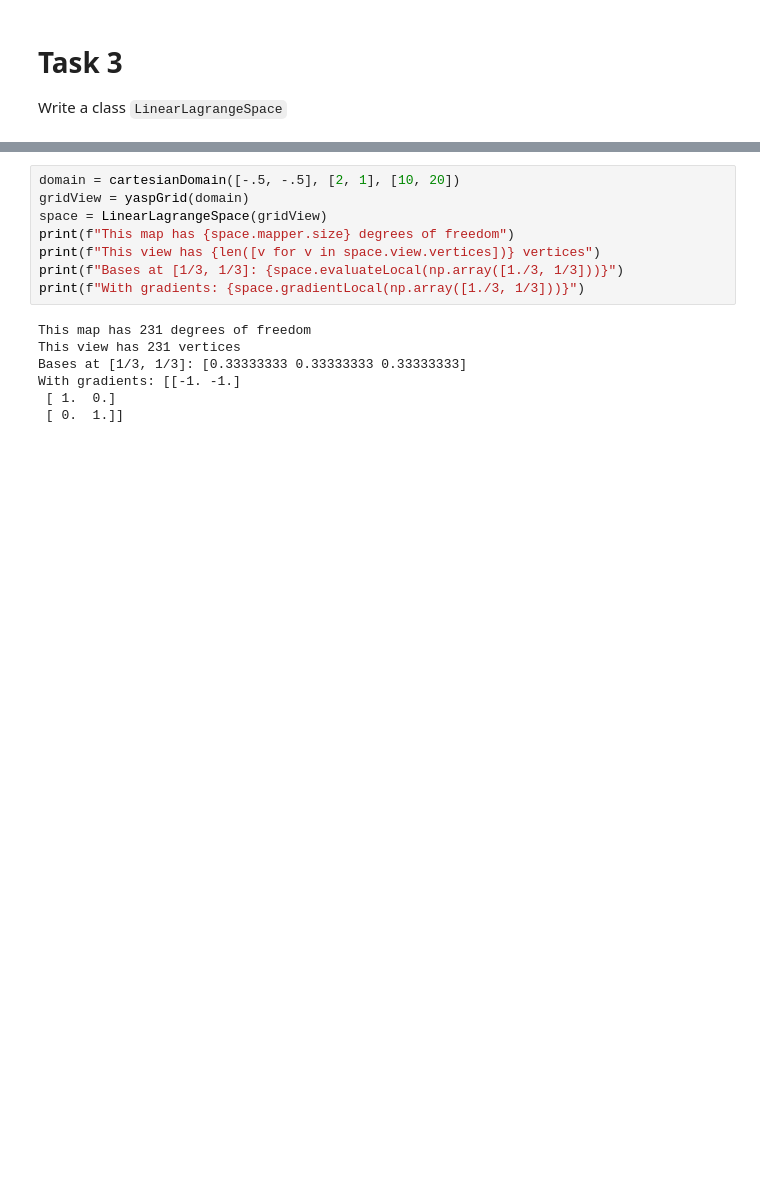
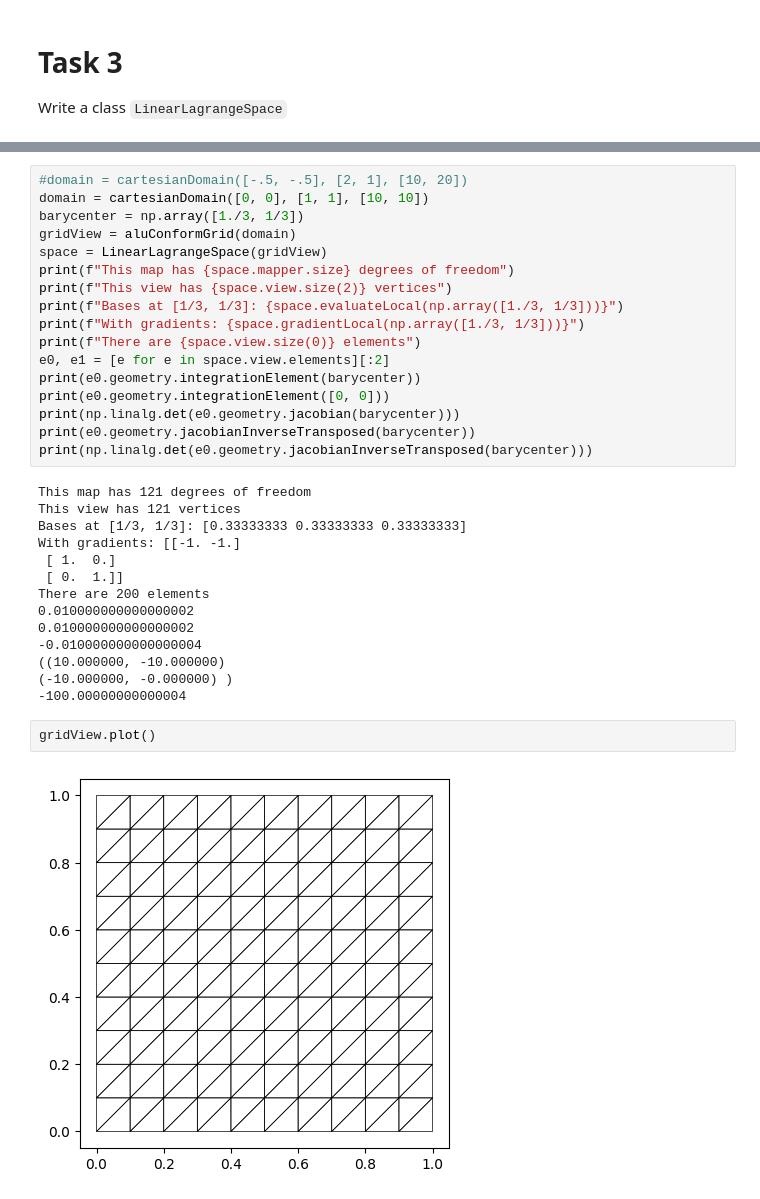
Before and after one commit to CHMN-LU/NUMN33_Project2, a Jupyter notebook: Project2.ipynb, the cells around one changed output, grey strips where cells are left out. Cells and saved outputs as stored; diff of their text form; blank space fills up the shorter version.

```diff
--- a/Project2.ipynb
+++ b/Project2.ipynb
@@ -30,16 +32,36 @@ class LinearLagrangeSpace:
         return np.array([np.array([-1., -1]), np.array([1., 0]), np.array([0., 1])])
 # %%
-domain = cartesianDomain([-.5, -.5], [2, 1], [10, 20])
-gridView = yaspGrid(domain)
+#domain = cartesianDomain([-.5, -.5], [2, 1], [10, 20])
+domain = cartesianDomain([0, 0], [1, 1], [10, 10])
+barycenter = np.array([1./3, 1/3])
+gridView = aluConformGrid(domain)
 space = LinearLagrangeSpace(gridView)
 print(f"This map has {space.mapper.size} degrees of freedom")
-print(f"This view has {len([v for v in space.view.vertices])} vertices")
+print(f"This view has {space.view.size(2)} vertices")
 print(f"Bases at [1/3, 1/3]: {space.evaluateLocal(np.array([1./3, 1/3]))}")
 print(f"With gradients: {space.gradientLocal(np.array([1./3, 1/3]))}")
+print(f"There are {space.view.size(0)} elements")
+e0, e1 = [e for e in space.view.elements][:2]
+print(e0.geometry.integrationElement(barycenter))
+print(e0.geometry.integrationElement([0, 0]))
+print(np.linalg.det(e0.geometry.jacobian(barycenter)))
+print(e0.geometry.jacobianInverseTransposed(barycenter))
+print(np.linalg.det(e0.geometry.jacobianInverseTransposed(barycenter)))
 # %% [output]
-This map has 231 degrees of freedom
-This view has 231 vertices
+This map has 121 degrees of freedom
+This view has 121 vertices
 Bases at [1/3, 1/3]: [0.33333333 0.33333333 0.33333333]
 With gradients: [[-1. -1.]
  [ 1.  0.]
  [ 0.  1.]]
+There are 200 elements
+0.010000000000000002
+0.010000000000000002
+-0.010000000000000004
+((10.000000, -10.000000)
+(-10.000000, -0.000000) )
+-100.00000000000004
+# %%
+gridView.plot()
+# %% [output]
+[figure, added]
```
Also changed, not shown: parts of 12 cells of this notebook.
